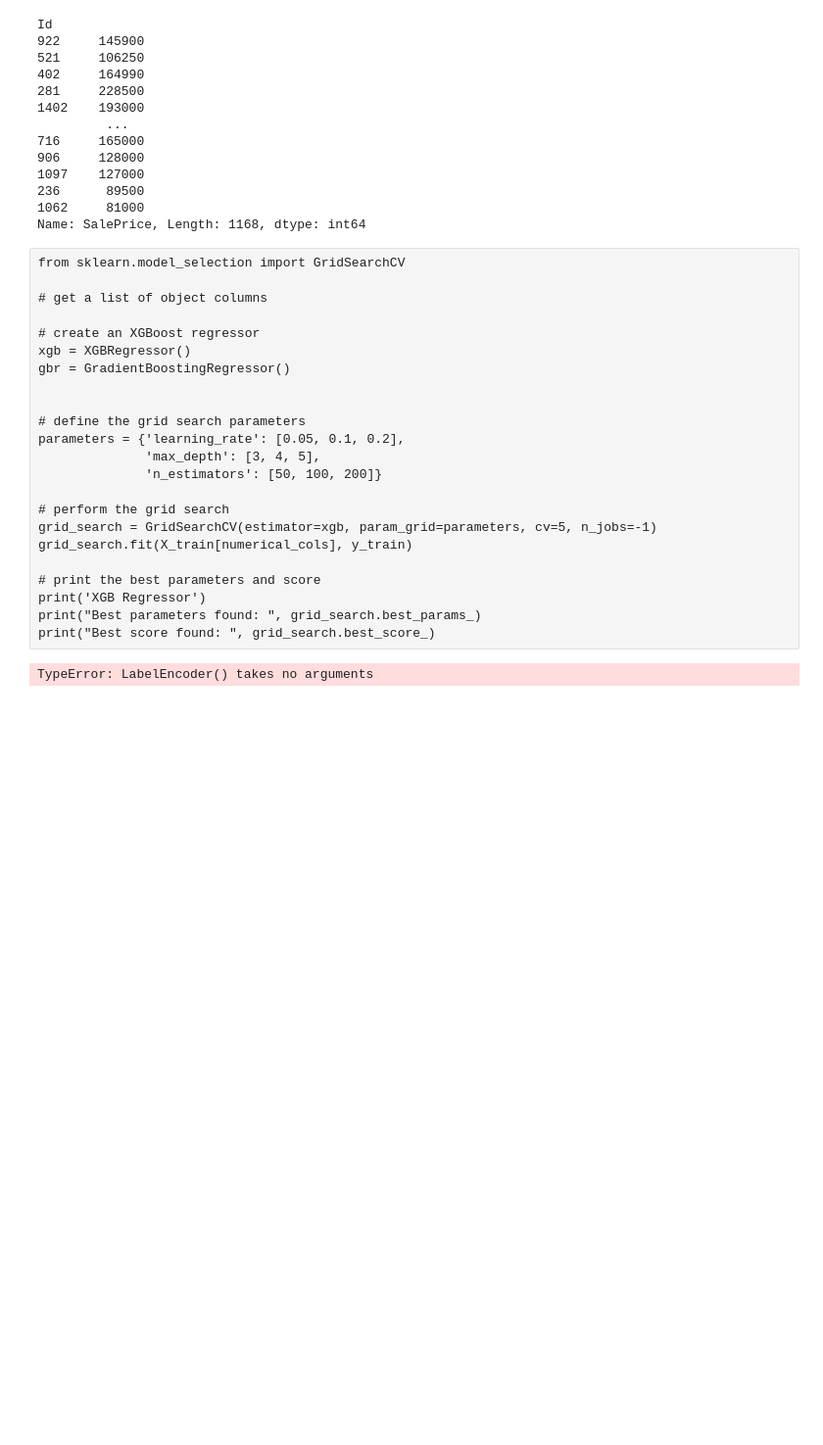
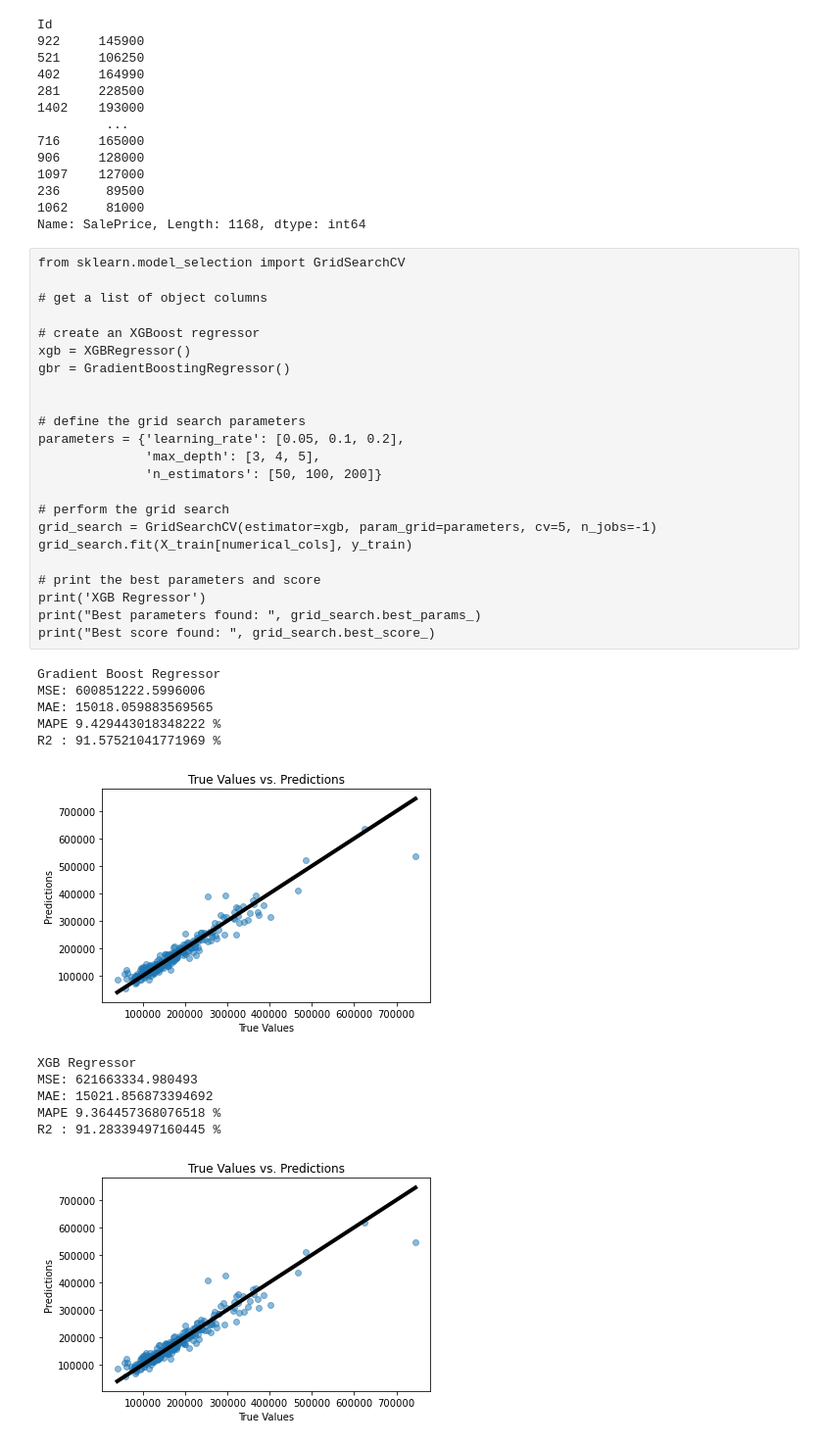
Before and after one commit to Rafi030615/House_pricing_with_pipeline, a Jupyter notebook: test_pipeline.ipynb, the cells around one changed output. Shown: that part at 98% size. Saved outputs shown, nothing was run; the diff lists cells and outputs as text; code cells hidden in the pictures; blank space fills up the shorter version.

Commit message:
update file test_pipeline.ipynb & add model.pkl

```diff
--- a/test_pipeline.ipynb
+++ b/test_pipeline.ipynb
@@ -120,19 +120,16 @@ ordinal_transformer = Pipeline(steps=[
     ('onehot', OneHotEncoder(handle_unknown='ignore')) # one hot encoding for categorical columns
 ])
 
-nominal_encoder = Pipeline(steps=[
-    ('imputer', SimpleImputer(strategy='most_frequent')),
-    ('label', LabelEncoder(handle_unknown='ignore'))
-])
+#nominal_encoder = Pipeline(steps=[
+#    ('imputer', SimpleImputer(strategy='most_frequent')),
+#    ('label', LabelEncoder(handle_unknown='ignore'))
+#])
 
 # Combine numerical and categorical transformers using ColumnTransformer
 preprocessor = ColumnTransformer(transformers=[
-    ('Scaler', StandardScaler(), numerical_cols),
     ('num', numerical_transformer, numerical_cols),
     ('ord', ordinal_transformer, ordinal_cols)
 ])
-# %% [output]
-TypeError: LabelEncoder() takes no arguments
 # %%
 # Define model
 xgb_model = XGBRegressor(learning_rate=0.1, n_estimators=200, max_depth=3, random_state=1)
@@ -164,55 +161,43 @@ plt.ylabel('Predictions')
 # Add the line
 plt.plot([y_test.min(), y_test.max()], [y_test.min(), y_test.max()], 'k-', lw=4)
 plt.title('True Values vs. Predictions')
 
 plt.show()
 
 # XGB Regressor model
 xgb = Pipeline(steps=[('preprocessor', preprocessor),
                       ('model', xgb_model)
                      ])
 
 xgb.fit(X_train, y_train)
 preds = xgb.predict(X_test)
 
 print('\nXGB Regressor')
 print('MSE:', mean_squared_error(y_test, preds))
 print('MAE:', mean_absolute_error(y_test, preds))
 print('MAPE', mean_absolute_percentage_error(y_test, preds)*100, '%')
 print('R2 :', r2_score(y_test,preds)*100, '%')
 
 # Plot the scatter plot
 plt.scatter(y_test, preds, alpha = 0.5)
 plt.xlabel('True Values')
 plt.ylabel('Predictions')
 
 # Add the line
 plt.plot([y_test.min(), y_test.max()], [y_test.min(), y_test.max()], 'k-', lw=4)
 plt.title('True Values vs. Predictions')
 
 plt.show()
-
-# Linear Regresion model
-lr = Pipeline(steps=[('preprocessor', preprocessor),
-                      ('model', lr_model)
-                     ])
-
-lr.fit(X_train, y_train)
-preds = lr.predict(X_test)
-
-print('\nLinear Regression')
-print('MSE:', mean_squared_error(y_test, preds))
-print('MAE:', mean_absolute_error(y_test, preds))
-print('MAPE', mean_absolute_percentage_error(y_test, preds)*100, '%')
-print('R2 :', r2_score(y_test,preds)*100, '%')
-
-# Plot the scatter plot
-plt.scatter(y_test, preds, alpha = 0.5)
-plt.xlabel('True Values')
-plt.ylabel('Predictions')
-
-# Add the line
-plt.plot([y_test.min(), y_test.max()], [y_test.min(), y_test.max()], 'k-', lw=4)
-plt.title('True Values vs. Predictions')
-
-plt.show()
+# %% [output]
+Gradient Boost Regressor
+MSE: 600851222.5996006
+MAE: 15018.059883569565
+MAPE 9.429443018348222 %
+R2 : 91.57521041771969 %
+[figure, added]
+XGB Regressor
+MSE: 621663334.980493
+MAE: 15021.856873394692
+MAPE 9.364457368076518 %
+R2 : 91.28339497160445 %
+[figure, added]
```
Also changed, not shown: parts of 3 cells of this notebook, 1 other file.
